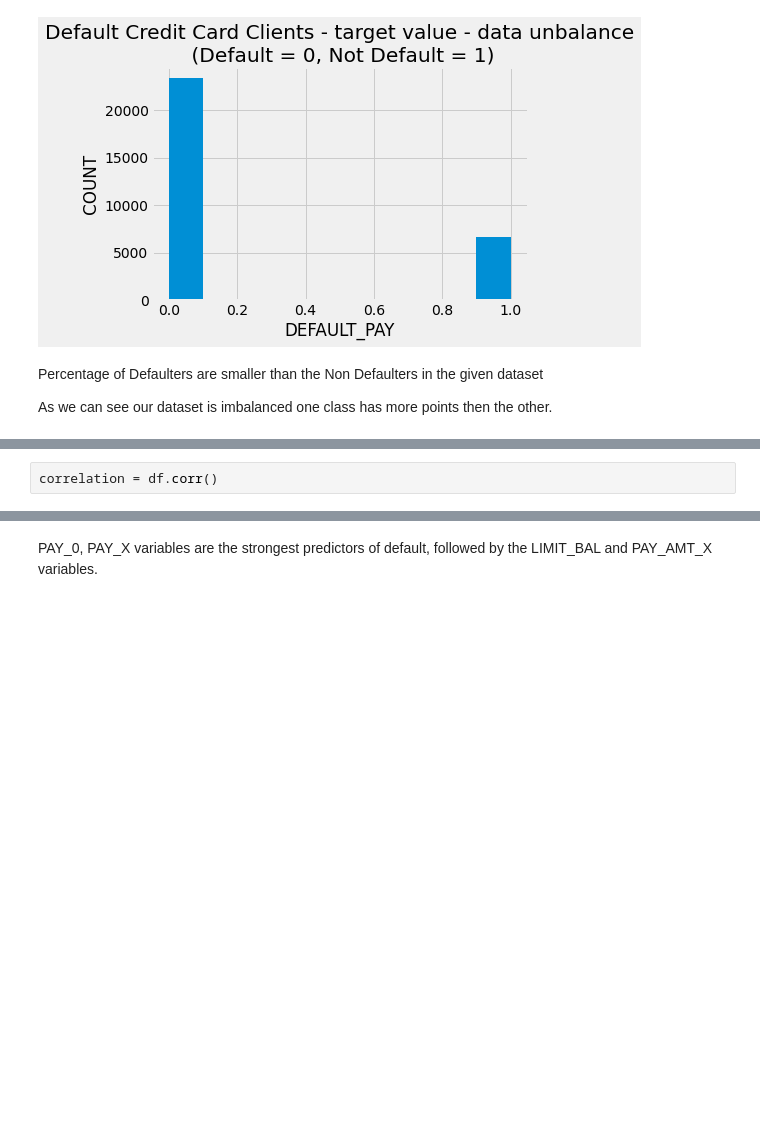
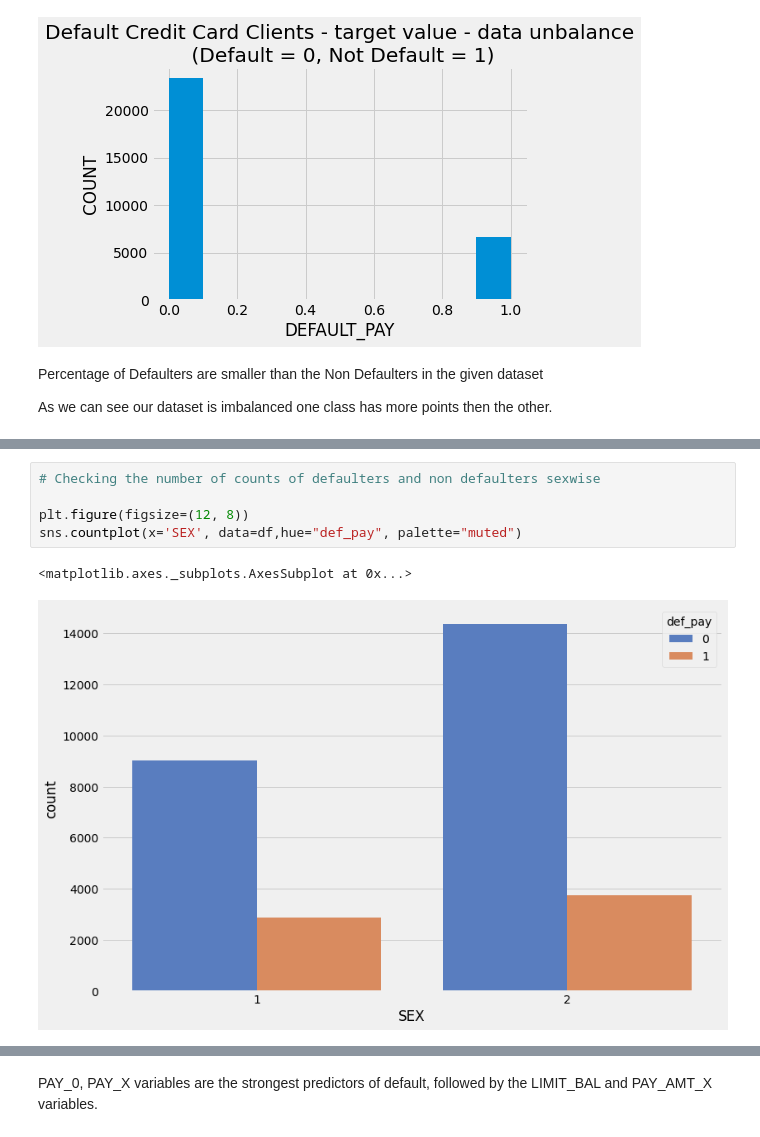
Before and after one commit to shuklasid19/Assignment, a Jupyter notebook: bankbalance.ipynb, the cells around one changed output, grey strips where cells are left out. Cells and saved outputs as stored; diff of their text form; blank space fills up the shorter version.

```diff
--- a/bankbalance.ipynb
+++ b/bankbalance.ipynb
@@ -386,2 +403,8 @@ Text(0.5, 1.0, 'EDUCATION v/s COUNT')
-# %%
-correlation = df.corr()
+# %%
+# Checking the number of counts of defaulters and non defaulters sexwise
+
+plt.figure(figsize=(12, 8))
+sns.countplot(x='SEX', data=df,hue="def_pay", palette="muted")
+# %% [output]
+<matplotlib.axes._subplots.AxesSubplot at 0x...>
+[figure, added]
```
Also changed, not shown: parts of 158 cells of this notebook.
